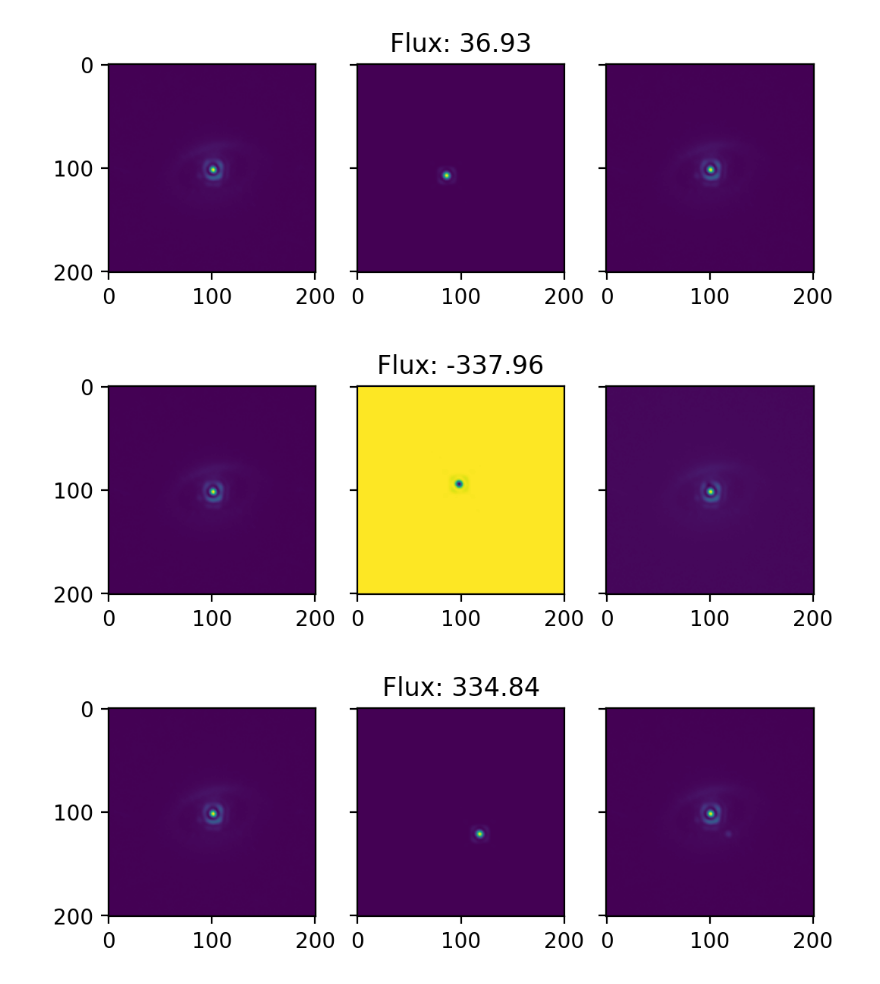
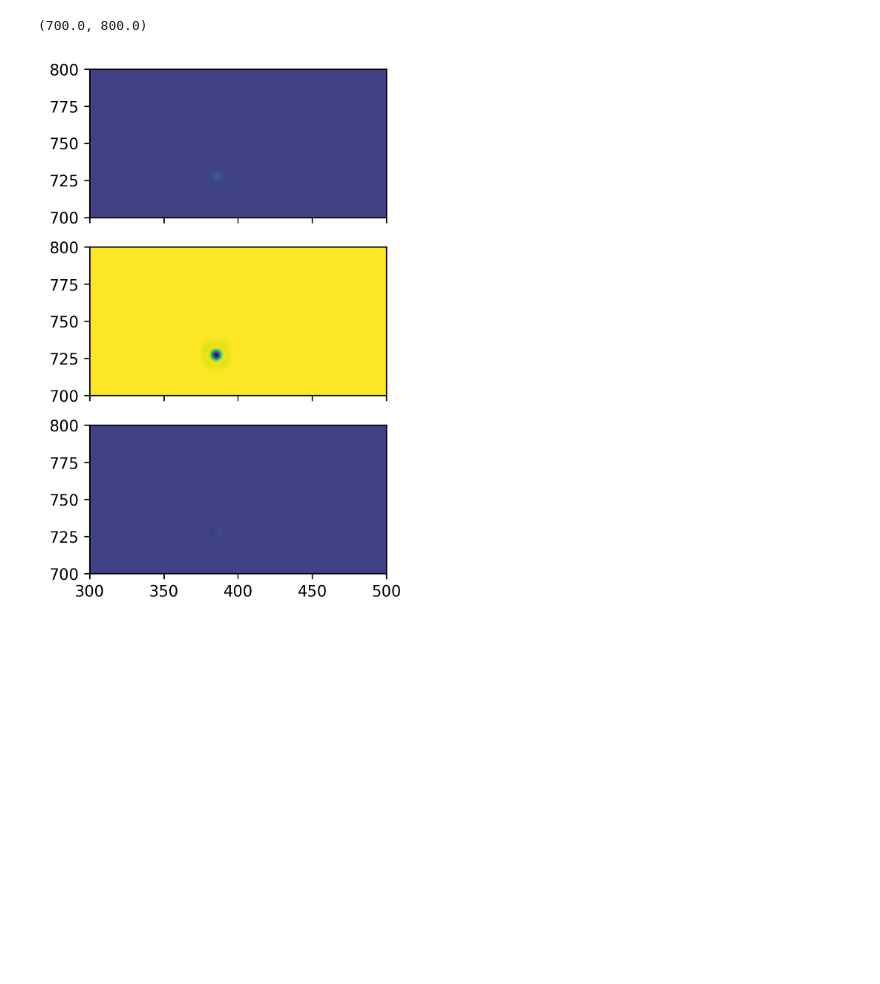
Before and after one commit to yemsnucleus/NEGFC, a Jupyter notebook: new_model.ipynb, the cells around one changed output. Cells and saved outputs as stored; diff of their text form; code cells hidden in the pictures; blank space fills up the shorter version.

```diff
--- a/new_model.ipynb
+++ b/new_model.ipynb
@@ -95,2 +194,14 @@ normalized_psf = tfnegfc.normalize_psf(centered_psf, fwhm=fwhm_sphere)
 # %%
-patch = tfnegfc.create_patch(cube[0, 0], normalized_psf[0])
+%%time
+adi_image = tfnegfc.apply_adi(cube[0],
+                              rot_ang,
+                              out_size=cube[0].shape,
+                              ncomp=2,
+                              derotate='tf',
+                              return_cube=False)
+
+adi_image_fake = tfnegfc.apply_adi(injected_cube,
+                                   rot_ang,
+                                   out_size=injected_cube.shape,
+                                   ncomp=2,
+                                   derotate='tf', return_cube=False)
@@ -97,21 +211,10 @@ patch = tfnegfc.create_patch(cube[0, 0], normalized_psf[0])
-# %%
-import numpy as np
-for x_firstguess, y_firstguess, flux_firstguess in zip(x_fguess, y_fguess, f_fguess):
-
-    fake_zeros = tfnegfc.inject_fake(x=x_firstguess,
-                                     y=y_firstguess,
-                                     flux = flux_firstguess,
-                                     cube=tf.zeros_like(cube[0]),
-                                     patch=patch,
-                                     rot_angles=rot_ang)
-
-    fig, axes = plt.subplots(1, 3, dpi=200, sharex=True, sharey=True)
-    axes[0].imshow(cube[0, 0])
-    axes[1].imshow(fake_zeros[0])
-    axes[2].imshow(cube[0, 0]+fake_zeros[0])
-    axes[1].set_title('Flux: {:.2f}'.format(flux_firstguess[0]))
-    plt.show()
-# %% [output]
-[figure, removed]
-[figure, removed]
-[figure, removed]
+# %%
+fig, axes = plt.subplots(3, 1, dpi=300, figsize=(6,6), sharex=True, sharey=True)
+axes[0].imshow(adi_image)
+axes[1].imshow(adi_image_fake)
+axes[2].imshow(adi_image+adi_image_fake)
+axes[2].set_xlim(300,500)
+axes[2].set_ylim(700,800)
+# %% [output]
+(700.0, 800.0)
+[figure, added]
```
Also changed, not shown: parts of 16 cells of this notebook, 6 other files.
